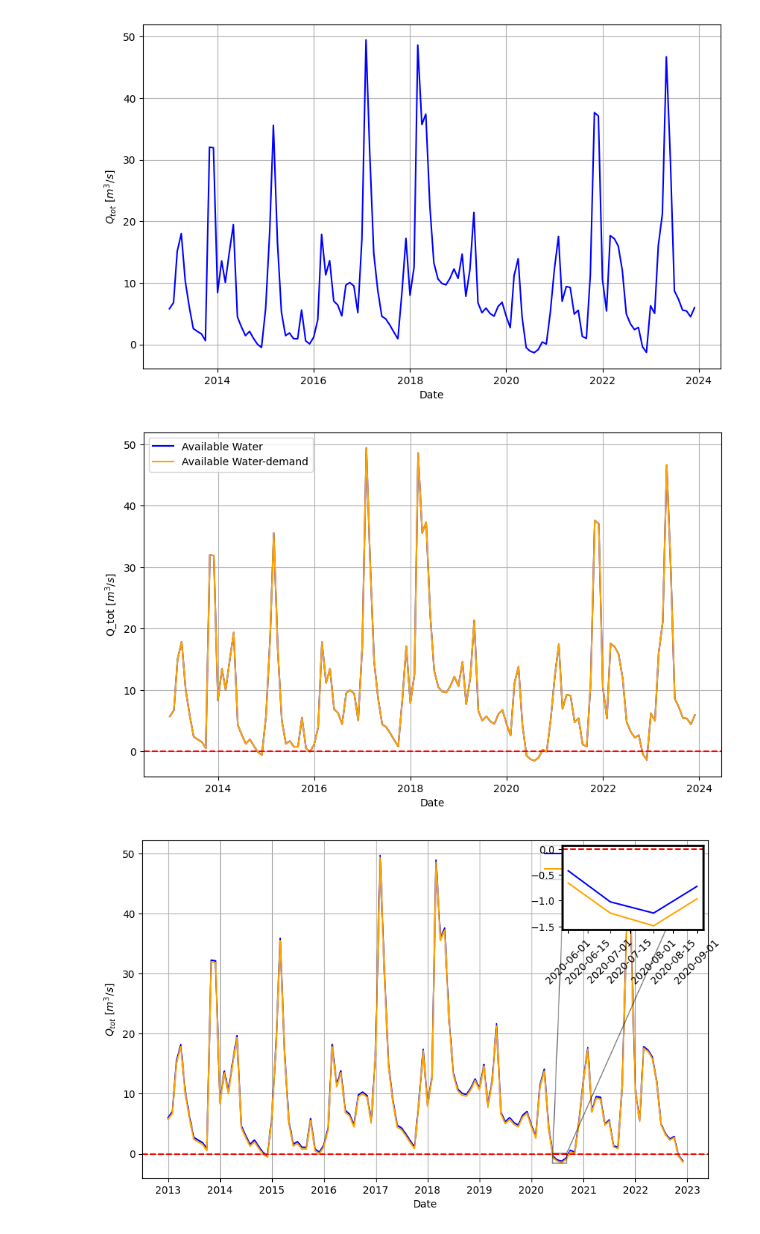
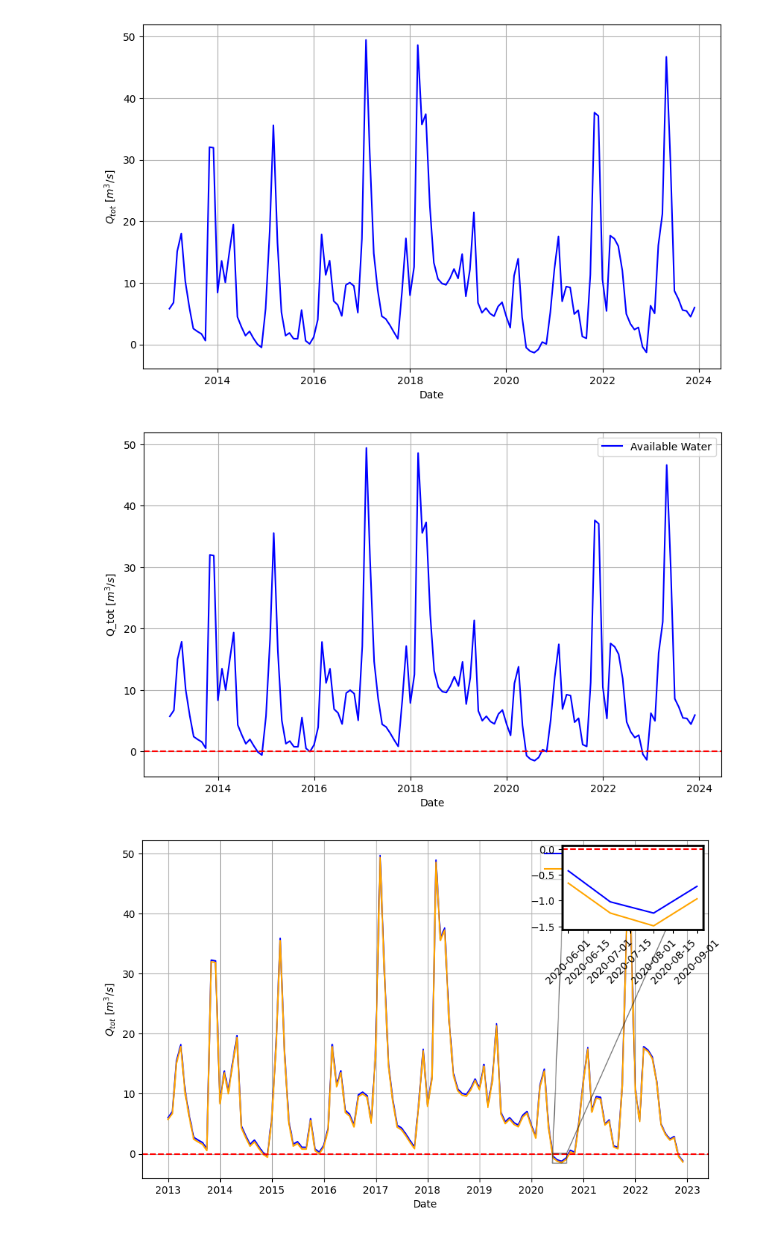
Before and after one commit to NicoloCiuccoli/NeuralProphet_Drought, a Jupyter notebook: code/Demand Index.ipynb, the cells around one changed output. Drawn from its saved outputs; the diff is of its cells as text; code cells hidden in the pictures.

```diff
--- a/code/Demand Index.ipynb
+++ b/code/Demand Index.ipynb
@@ -34,17 +34,16 @@ plt.show()
 [figure]
 # %%
 plt.figure(figsize=(10, 6))
-plt.plot(Data['Date'], Data['Qdisp-Qfabbis'], label='Available Water', color='blue')
-plt.plot(Data['Date'], Data['Qdisp-Qfabbis sop dep'], label='Available Water-demand', color='orange')
+plt.plot(Data['Date'], Data['Q_available-Q_demand '], label='Available Water', color='blue')
 plt.axhline(y=0, color='red', linestyle='--')  # Vertical Line
 #plt.title('Availabe Water')
 plt.xlabel('Date')
 plt.ylabel('Q_tot [$m^3/s$]')
 plt.legend()
 plt.grid()
 plt.show()
 # %% [output]
-[figure, old version]
+[figure, new version]
 # %%
 # Define the time interval for the zoom
 start_date_zoom = '2020-05-31'
```
Also changed, not shown: parts of 4 cells of this notebook.
